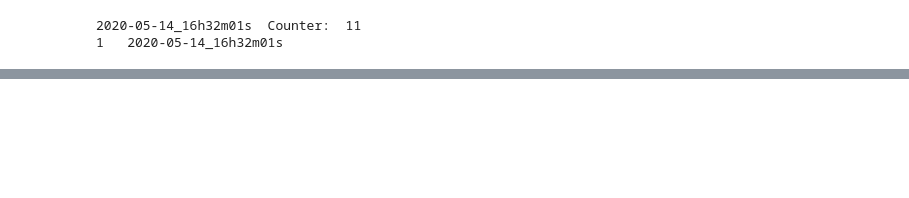
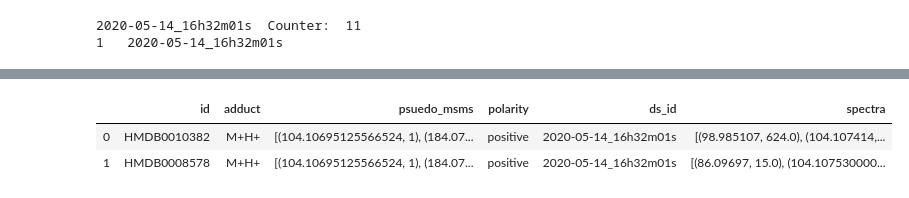
Before and after one commit to DinosaurInSpace/metaspace_msms_paper, a Jupyter notebook: metaspace_msms_mirror_spectra.ipynb, the cells around one changed output, grey strips where cells are left out. Cells and saved outputs as stored; diff of their text form; code cells hidden in the pictures; blank space fills up the shorter version.

```diff
--- a/metaspace_msms_mirror_spectra.ipynb
+++ b/metaspace_msms_mirror_spectra.ipynb
@@ -72,17 +74,0 @@ par_df
-# %%
-## 4. Find matches between psuedo-MS/MS and reference MS/MS spectra
-
-# Set the polarity
-polarities = ['positive', 'negative']
-polarity = polarities[1]
-
-par_df['reference_msms'] = par_df.apply(lambda x: find_ref(x.id_x,
-                                                           x.formula,
-                                                           polarity,
-                                                           path_positive_ref_spectra,
-                                                           path_negative_ref_spectra),
-                                        axis=1)
-
-# Search spectral database keyed on id_x from par_df
-# Check for adduct somehow? "K" or "Na" in formula
-# Format spectra and join as column
@@ -127,0 +75,12 @@ par_df.apply(lambda x: plot_spectra(x.reference_msms,
+# %%
+def assign_adduct(formula, polarity):
+    # Assigns adduct for METASPACE MS/MS results.
+    # Only supports: ['M-H-', 'M+H+', 'M+K+', 'M+Na+']
+    if polarity == "negative":
+        return 'M-H-'
+    elif formula.find('Na') == True:
+        return 'M+Na+'
+    elif formula.find('K') == True:
+        return 'M+K+'
+    else:
+        return 'M+H+'
@@ -128 +100,7 @@ par_df.apply(lambda x: plot_spectra(x.reference_msms,
+# %%
+to_plot_df
+# %% [output]
+|  | id | adduct | psuedo_msms | polarity | ds_id | spectra |
+| 0 | HMDB0010382 | M+H+ | [(104.10695125566524, 1), (184.07... | positive | 2020-05-14_16h32m01s | [(98.985107, 624.0), (104.107414,... |
+| 1 | HMDB0008578 | M+H+ | [(104.10695125566524, 1), (184.07... | positive | 2020-05-14_16h32m01s | [(86.09697, 15.0), (104.107530000... |
 # %%
```
Also changed, not shown: parts of 14 cells of this notebook.
